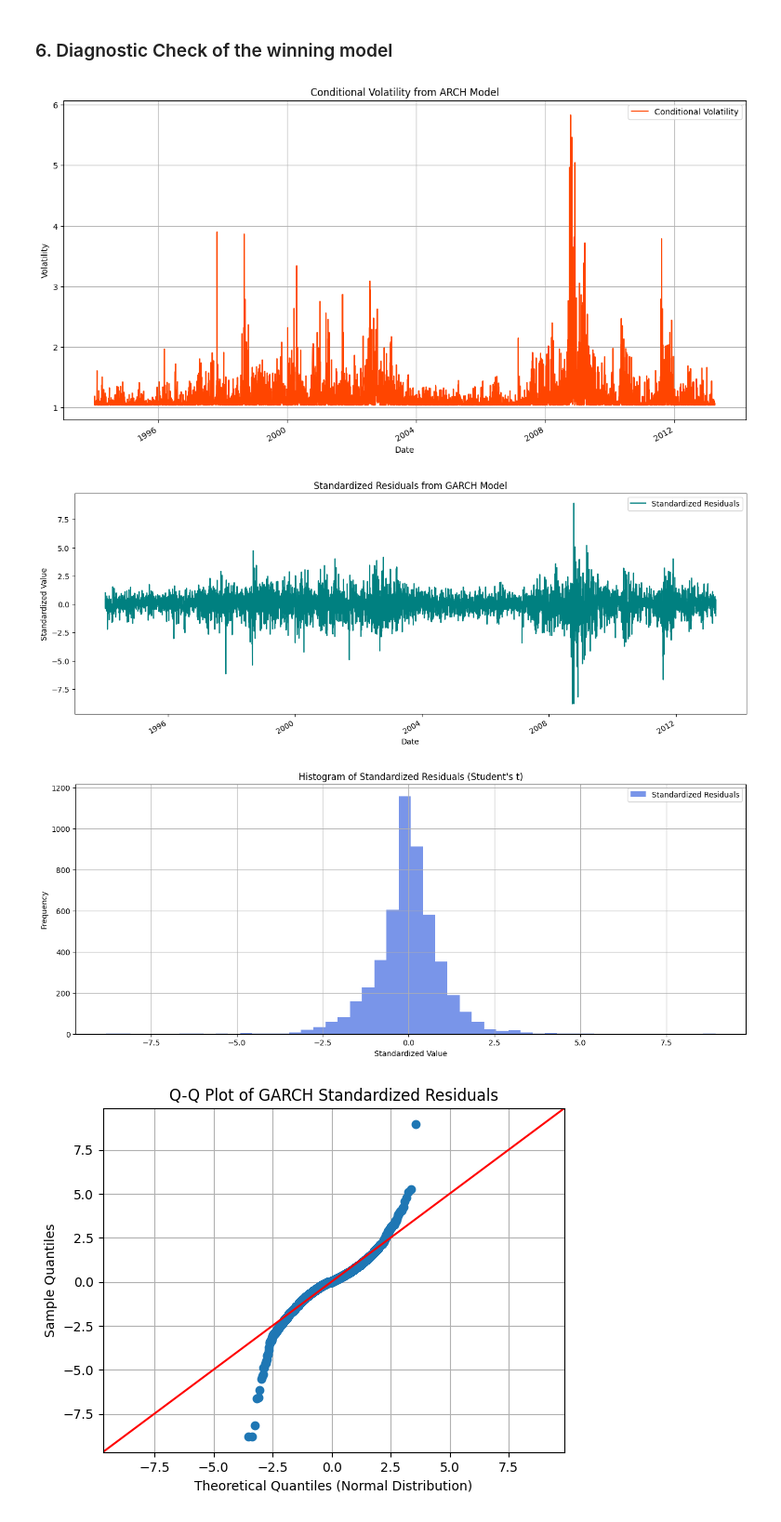
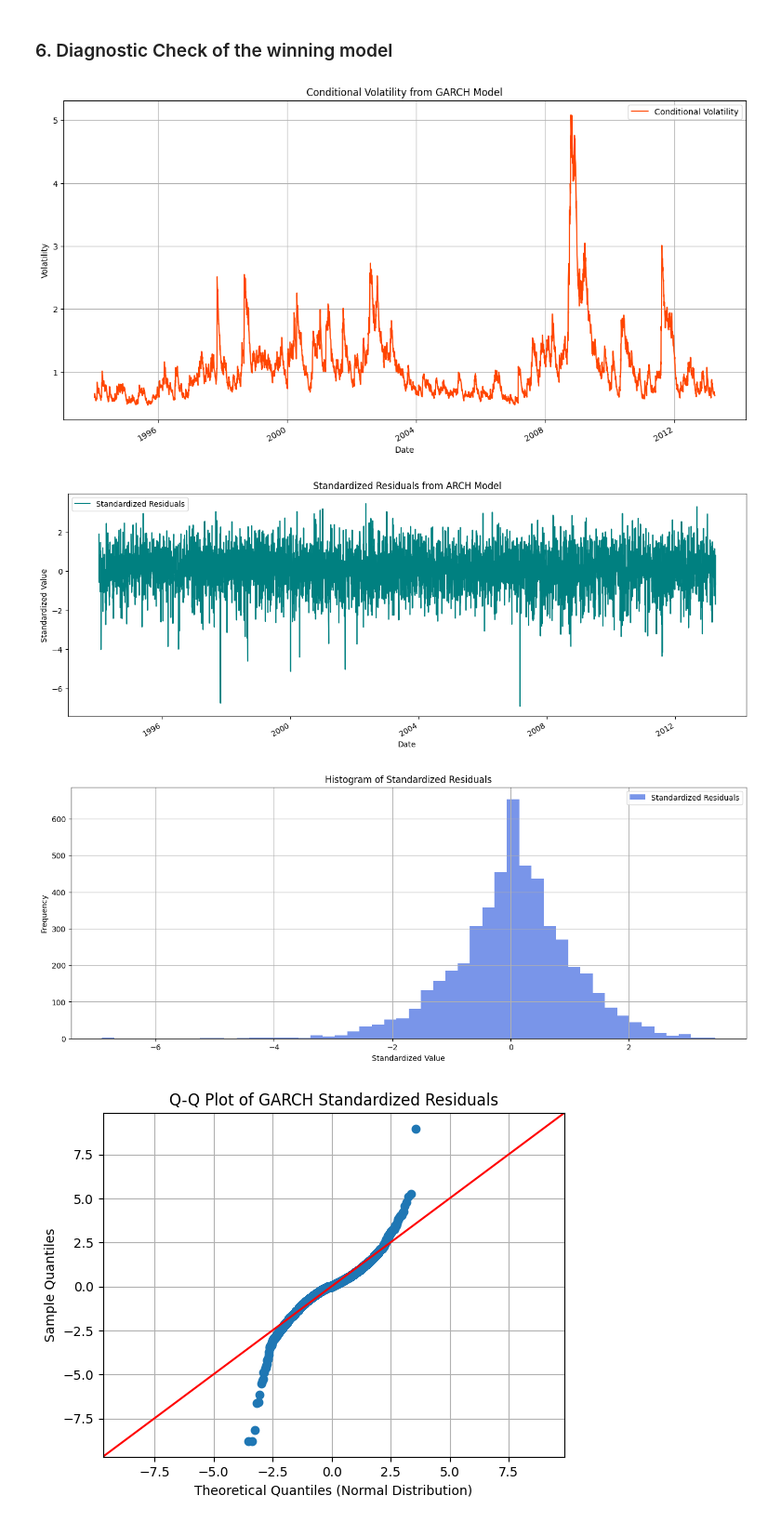
Before and after one commit to WamzMwangi/Advanced_Machine_Learning, a Jupyter notebook: Time_Series_Forecasting/Stock_prices_forecasting.ipynb, the cells around one changed output. Shown at 93% size. Cells and saved outputs as stored; diff of their text form; code cells hidden in the pictures.

Commit message:
Implementation of ARCH/GARCH model

```diff
--- a/Time_Series_Forecasting/Stock_prices_forecasting.ipynb
+++ b/Time_Series_Forecasting/Stock_prices_forecasting.ipynb
@@ -751,37 +769,37 @@ comparison_df.head()
 ### 6. Diagnostic Check of the winning model
 # %%
 plt.figure(figsize=(15, 8))
-arch_result.conditional_volatility.plot(label='Conditional Volatility', color='orangered')
+garch_result.conditional_volatility.plot(label='Conditional Volatility', color='orangered')
 #plt.ylim(0.86,0.90)
 #plt.ylim(upper=0.90)
-plt.title('Conditional Volatility from ARCH Model')
+plt.title('Conditional Volatility from GARCH Model')
 plt.ylabel('Volatility')
 plt.xlabel('Date')
 plt.grid()
 plt.legend()
 plt.show()
 # %% [output]
-[figure, old version]
+[figure, new version]
 # %%
 plt.figure(figsize=(16, 6))
-arch_result.std_resid.plot(label='Standardized Residuals', color='teal')
+garch_result.std_resid.plot(label='Standardized Residuals', color='teal')
 plt.title('Standardized Residuals from ARCH Model')
 plt.ylabel('Standardized Value')
 plt.xlabel('Date')
 plt.legend()
 plt.show()
 # %% [output]
-[figure, old version]
+[figure, new version]
 # %%
 plt.figure(figsize=(16, 6))
-arch_result.std_resid.hist(bins=50, label='Standardized Residuals', color='royalblue', alpha=0.7)
+garch_result.std_resid.hist(bins=50, label='Standardized Residuals', color='royalblue', alpha=0.7)
 plt.title('Histogram of Standardized Residuals')
 plt.xlabel('Standardized Value')
 plt.ylabel('Frequency')
 plt.legend()
 plt.show()
 # %% [output]
-[figure, old version]
+[figure, new version]
 # %%
 import statsmodels.api as sm
 fig = sm.qqplot(arch_result.std_resid ,line='45', fit=True)
```
Also changed, not shown: parts of 10 cells of this notebook.
